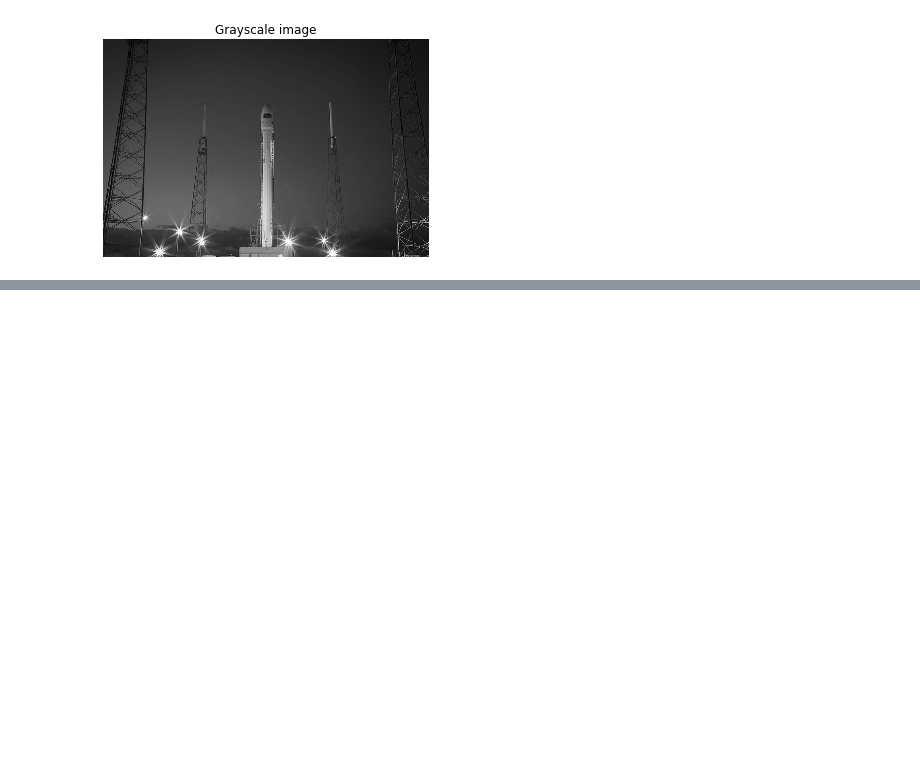
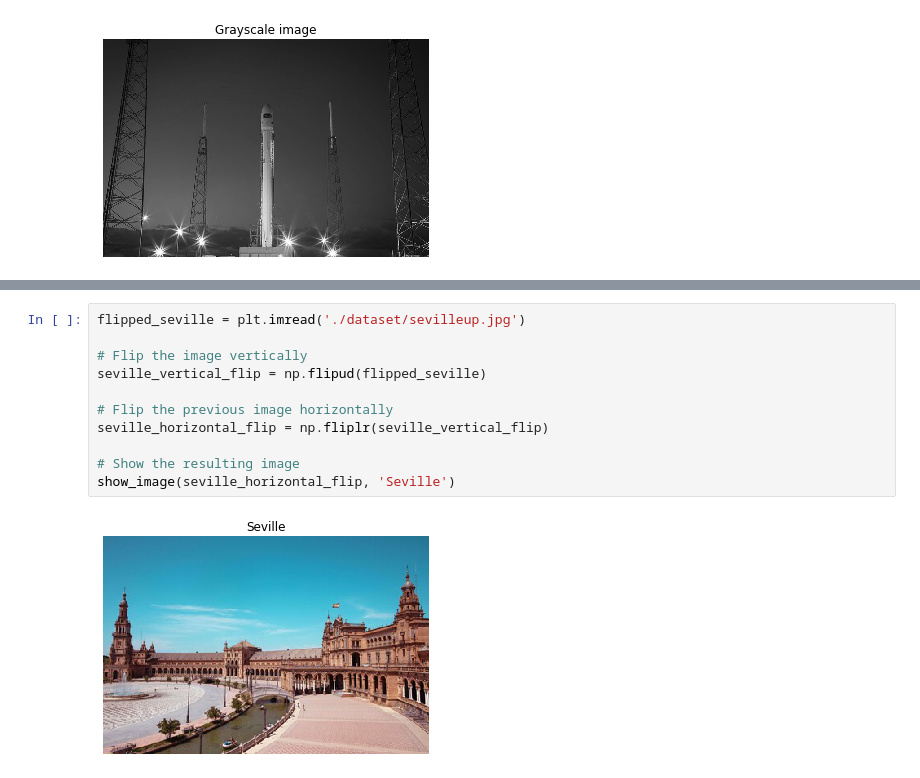
Before and after one commit to goodboychan/datacamp_repo, a Jupyter notebook: Image.Processing.in.Python/Introducing-Image-Processing-and-scikit-image.ipynb, the cells around one changed output, grey strips where cells are left out. Saved outputs shown, nothing was run; the diff lists cells and outputs as text; blank space fills up the shorter version.

```diff
--- a/Image.Processing.in.Python/Introducing-Image-Processing-and-scikit-image.ipynb
+++ b/Image.Processing.in.Python/Introducing-Image-Processing-and-scikit-image.ipynb
@@ -75,0 +83,13 @@ show_image(gray_scaled_rocket, 'Grayscale image')
+# %%
+flipped_seville = plt.imread('./dataset/sevilleup.jpg')
+
+# Flip the image vertically
+seville_vertical_flip = np.flipud(flipped_seville)
+
+# Flip the previous image horizontally
+seville_horizontal_flip = np.fliplr(seville_vertical_flip)
+
+# Show the resulting image
+show_image(seville_horizontal_flip, 'Seville')
+# %% [output]
+[figure, added]
```
Also changed, not shown: parts of 16 cells of this notebook, 6 other files.
